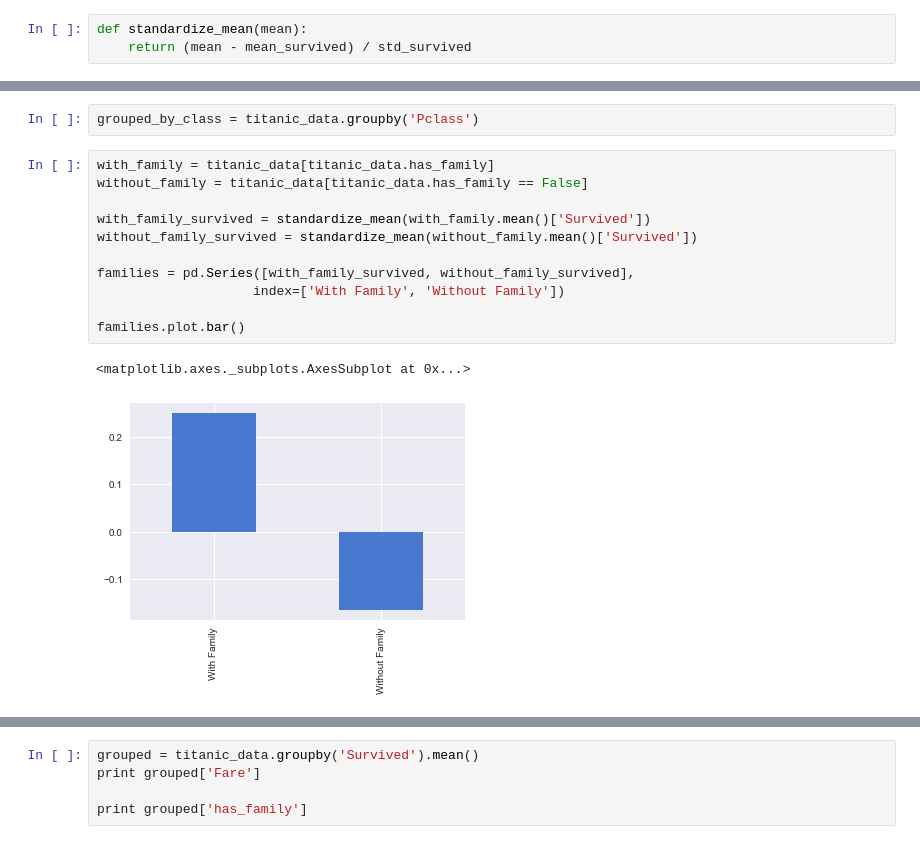
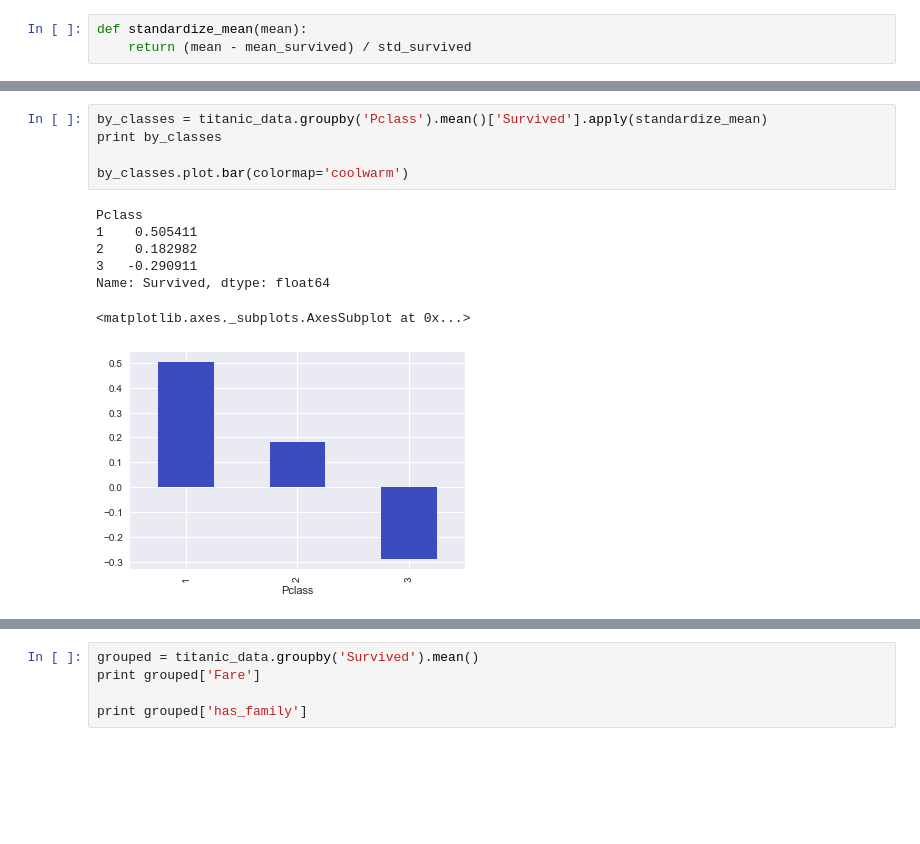
Before and after one commit to kylemeenehan/titanic-data, a Jupyter notebook: Titanic Project.ipynb, the cells around one changed output, grey strips where cells are left out. Cells and saved outputs as stored; diff of their text form; blank space fills up the shorter version.

Commit message:
Cleaned up code using groupby

```diff
--- a/Titanic Project.ipynb
+++ b/Titanic Project.ipynb
@@ -205,16 +189,13 @@ classes.plot.bar(colormap='coolwarm')
-# %%
-grouped_by_class = titanic_data.groupby('Pclass')
-# %%
-with_family = titanic_data[titanic_data.has_family]
-without_family = titanic_data[titanic_data.has_family == False]
-
-with_family_survived = standardize_mean(with_family.mean()['Survived'])
-without_family_survived = standardize_mean(without_family.mean()['Survived'])
-
-families = pd.Series([with_family_survived, without_family_survived],
-                    index=['With Family', 'Without Family'])
-
-families.plot.bar()
-# %% [output]
-<matplotlib.axes._subplots.AxesSubplot at 0x...>
-[figure, removed]
+# %%
+by_classes = titanic_data.groupby('Pclass').mean()['Survived'].apply(standardize_mean)
+print by_classes
+
+by_classes.plot.bar(colormap='coolwarm')
+# %% [output]
+Pclass
+1    0.505411
+2    0.182982
+3   -0.290911
+Name: Survived, dtype: float64
+<matplotlib.axes._subplots.AxesSubplot at 0x...>
+[figure, added]
```
Also changed, not shown: parts of 4 cells of this notebook.
